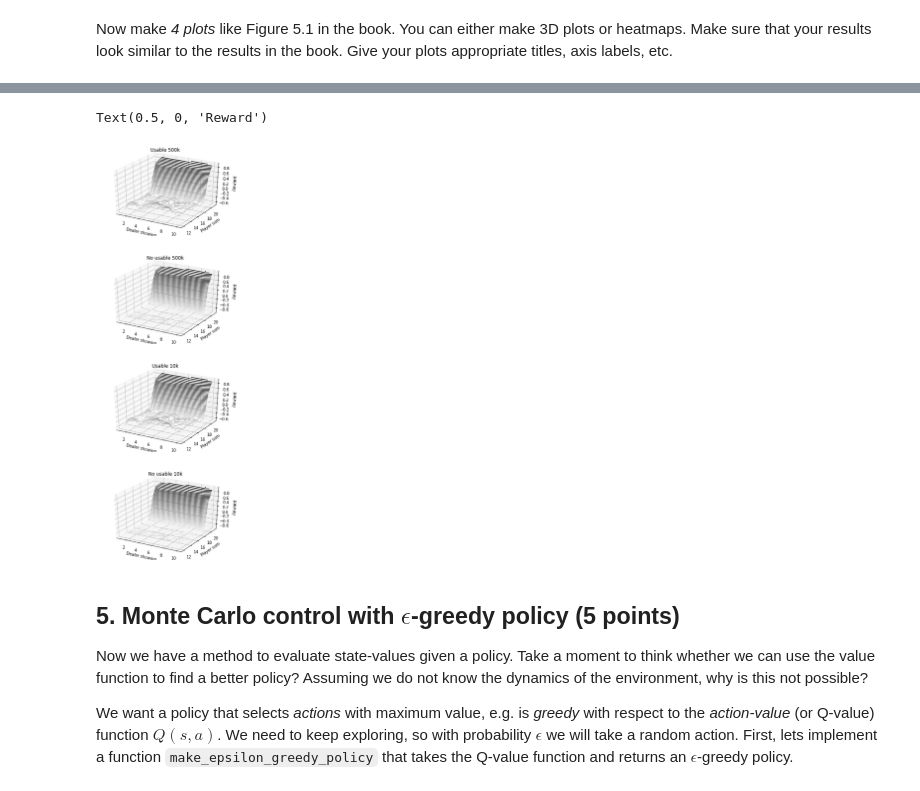
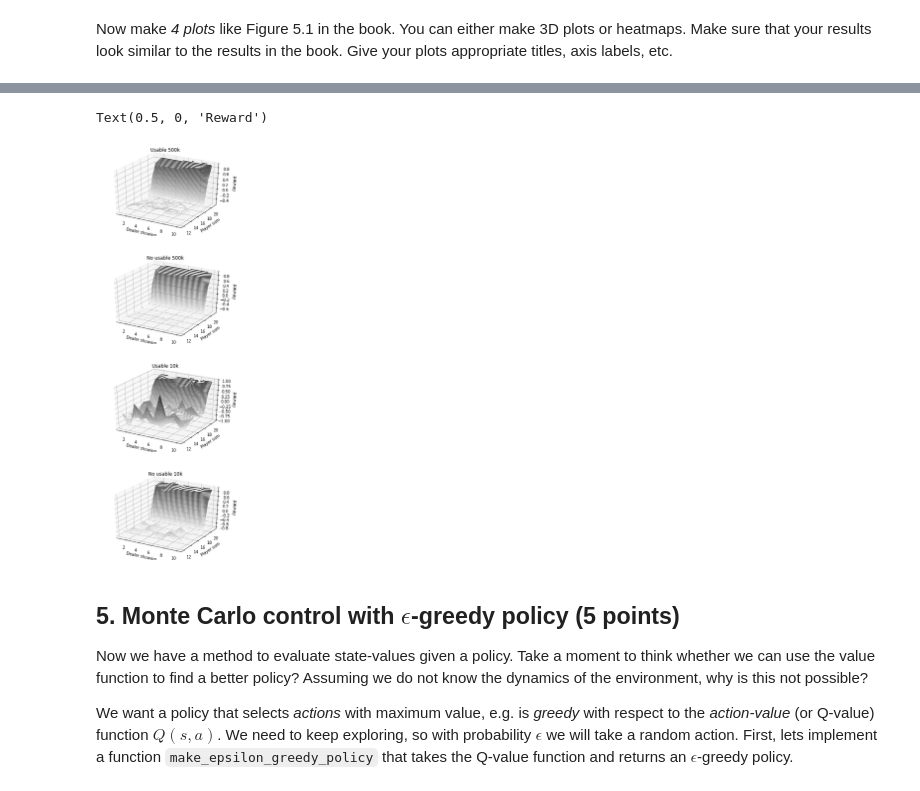
Before and after one commit to kondilidisn/RL, a Jupyter notebook: lab1.ipynb, the cells around one changed output, grey strips where cells are left out. Saved outputs shown, nothing was run; the diff lists cells and outputs as text; code cells hidden in the pictures.

```diff
--- a/lab1.ipynb
+++ b/lab1.ipynb
@@ -425,10 +427,18 @@ def mc_prediction(policy, env, num_episodes, discount_factor=1.0):
 
 #         record states and rewards in reverse time being affected by the discount factor
         G = 0
+#       (for Exploring Starts implementation)
+        states_evaluated = []
         for i in reversed(range(len(states_visited))):
-            G += discount_factor * states_visited[i][1]
-            returns_sum[states_visited[i][0]]   += G
-            returns_count[states_visited[i][0]] += 1
+            state = states_visited[i][0]
+            r = states_visited[i][1]
+#             (for Exploring Starts implementation)
+            if state in states_evaluated:
+                continue
+            states_evaluated.append(state)
+            G = discount_factor * G + r
+            returns_sum[state]   += G
+            returns_count[state] += 1
 
 
     for state in returns_sum:
@@ -466,9 +476,9 @@ for s in V_10k:
     if player > 21:
         continue
     if usable:
-        rewards_usable_10k[player - 12][dealer-1] = V[s]
+        rewards_usable_10k[player - 12][dealer-1] = V_10k[s]
     else:
-        rewards_unusable_10k[player - 12][dealer-1] = V[s]
+        rewards_unusable_10k[player - 12][dealer-1] = V_10k[s]
 
 for s in V_500k:
 
@@ -476,10 +486,9 @@ for s in V_500k:
     if player > 21:
         continue
     if usable:
-        rewards_usable_500k[player - 12][dealer-1] = V[s]
+        rewards_usable_500k[player - 12][dealer-1] = V_500k[s]
     else:
-        rewards_unusable_500k[player - 12][dealer-1] = V[s]
-
+        rewards_unusable_500k[player - 12][dealer-1] = V_500k[s]
 
 
 
@@ -498,34 +507,34 @@ ax.set_xlabel('Dealer showing')
 ax.set_ylabel('Player sum')
 ax.set_zlabel('Reward')
 
 fig = plt.figure(2)
 ax = plt.axes(projection='3d')
 ax.contour3D(x, y, rewards_unusable_500k, 50, cmap='binary')
 ax.set_title('No usable 500k')
 ax.set_xlabel('Dealer showing')
 ax.set_ylabel('Player sum')
 ax.set_zlabel('Reward')
 
 fig = plt.figure(3)
 ax = plt.axes(projection='3d')
 ax.contour3D(x, y, rewards_usable_10k, 50, cmap='binary')
 ax.set_title('Usable 10k')
 ax.set_xlabel('Dealer showing')
 ax.set_ylabel('Player sum')
 ax.set_zlabel('Reward')
 
 fig = plt.figure(4)
 ax = plt.axes(projection='3d')
 ax.contour3D(x, y, rewards_unusable_10k, 50, cmap='binary')
 ax.set_title('No usable 10k')
 ax.set_xlabel('Dealer showing')
 ax.set_ylabel('Player sum')
 ax.set_zlabel('Reward')
 # %% [output]
 Text(0.5, 0, 'Reward')
 [figure]
 [figure]
-[figure, old version]
+[figure, new version]
 [figure]
 # %% [markdown]
 ## 5. Monte Carlo control with $\epsilon$-greedy policy (5 points)
```
Also changed, not shown: parts of 10 cells of this notebook.
